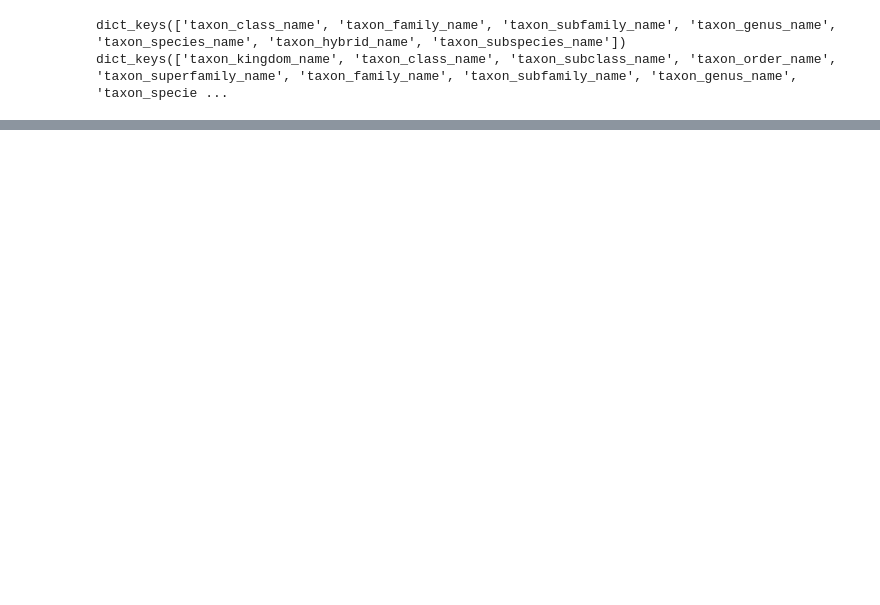
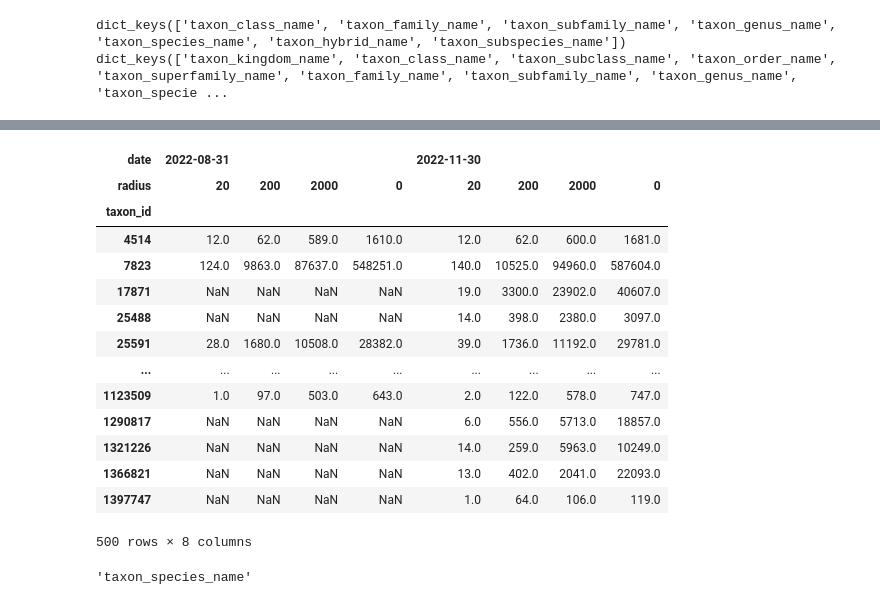
Before and after one commit to baidakovil/iNat-statistics, a Jupyter notebook: inat_raritets.ipynb, the cells around one changed output, grey strips where cells are left out. Saved outputs shown, nothing was run; the diff lists cells and outputs as text; code cells hidden in the pictures; blank space fills up the shorter version.

```diff
--- a/inat_raritets.ipynb
+++ b/inat_raritets.ipynb
@@ -412,0 +348,32 @@ Name: taxon_id, dtype: int64
+# %%
+
+# df_compact.apply((lambda x: x+x.name), axis=1)
+df_compact
+# %% [output]
+| date | 2022-08-31 |  |  |  | 2022-11-30 |  |  |  |
+| radius | 20 | 200 | 2000 | 0 | 20 | 200 | 2000 | 0 |
+| taxon_id |  |  |  |  |  |  |  |  |
+| 4514 | 12.0 | 62.0 | 589.0 | 1610.0 | 12.0 | 62.0 | 600.0 | 1681.0 |
+| 7823 | 124.0 | 9863.0 | 87637.0 | 548251.0 | 140.0 | 10525.0 | 94960.0 | 587604.0 |
+| 17871 | NaN | NaN | NaN | NaN | 19.0 | 3300.0 | 23902.0 | 40607.0 |
+| 25488 | NaN | NaN | NaN | NaN | 14.0 | 398.0 | 2380.0 | 3097.0 |
+| 25591 | 28.0 | 1680.0 | 10508.0 | 28382.0 | 39.0 | 1736.0 | 11192.0 | 29781.0 |
+| ... | ... | ... | ... | ... | ... | ... | ... | ... |
+| 1123509 | 1.0 | 97.0 | 503.0 | 643.0 | 2.0 | 122.0 | 578.0 | 747.0 |
+| 1290817 | NaN | NaN | NaN | NaN | 6.0 | 556.0 | 5713.0 | 18857.0 |
+| 1321226 | NaN | NaN | NaN | NaN | 14.0 | 259.0 | 5963.0 | 10249.0 |
+| 1366821 | NaN | NaN | NaN | NaN | 13.0 | 402.0 | 2041.0 | 22093.0 |
+| 1397747 | NaN | NaN | NaN | NaN | 1.0 | 64.0 | 106.0 | 119.0 |
+500 rows × 8 columns
+# %%
+def get_taxproperty(taxon_id, taxproperty):
+    info = taxons_df_finish[taxons_df_finish['taxon_id'] == taxon_id][taxproperty].values[0]
+    return info
+
+taxon_id = 349797
+taxproperty = 'taxon_rang'
+
+a = get_taxproperty(taxon_id, taxproperty)
+a
+# %% [output]
+'taxon_species_name'
```
Also changed, not shown: parts of 21 cells of this notebook.
